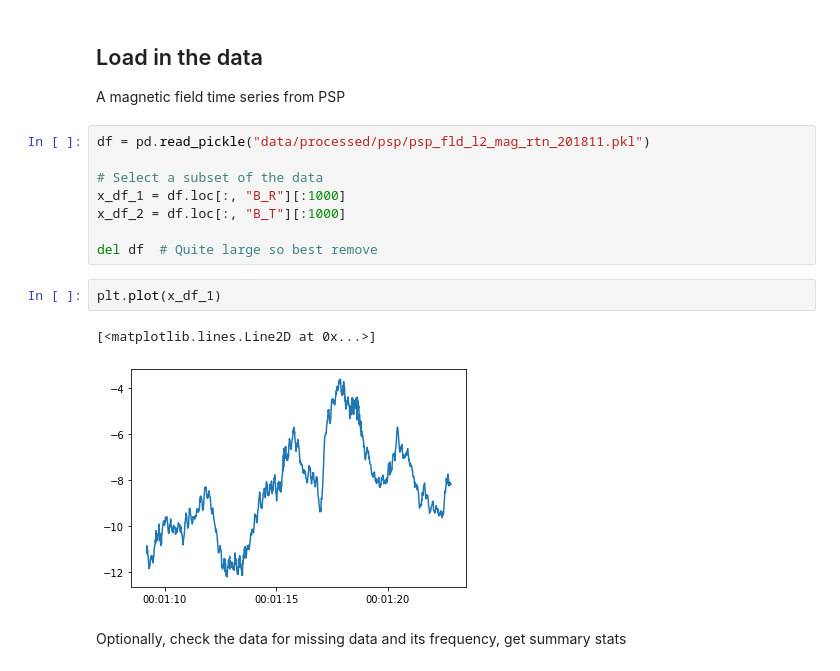
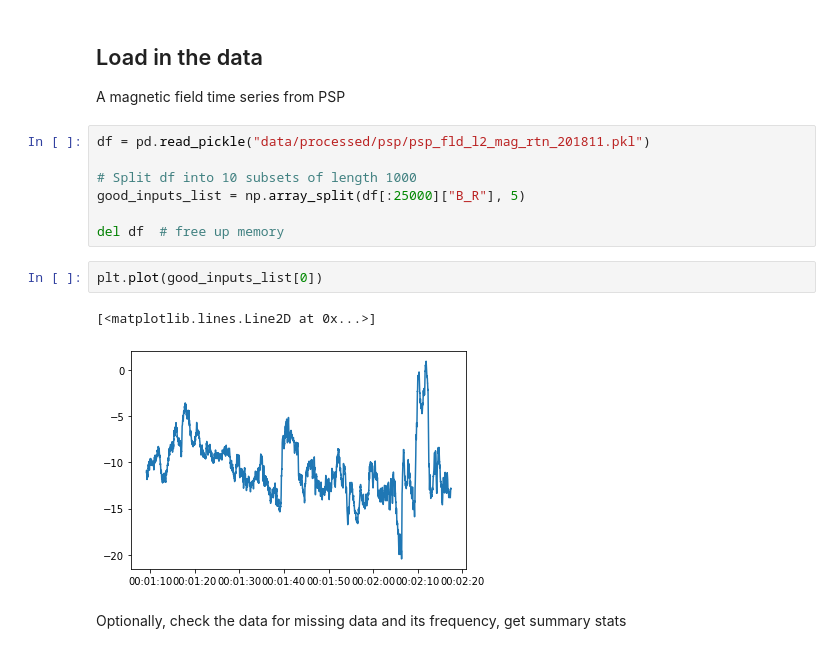
Before and after one commit to daniel-wrench/time_series_analysis, a Jupyter notebook: sf_funcs_demo.ipynb, the cells around one changed output. Drawn from its saved outputs; the diff is of its cells as text.

Commit message:
minor improvements, extending int length to 5000

```diff
--- a/sf_funcs_demo.ipynb
+++ b/sf_funcs_demo.ipynb
@@ -39,19 +39,18 @@ plt.rcParams.update({"font.size": 10})
 # %% [markdown]
 ## Load in the data
 A magnetic field time series from PSP
-# %%
-df = pd.read_pickle("data/processed/psp/psp_fld_l2_mag_rtn_201811.pkl")
-
-# Select a subset of the data
-x_df_1 = df.loc[:, "B_R"][:1000]
-x_df_2 = df.loc[:, "B_T"][:1000]
-
-del df  # Quite large so best remove
+# %%
+df = pd.read_pickle("data/processed/psp/psp_fld_l2_mag_rtn_201811.pkl")
+
+# Split df into 10 subsets of length 1000
+good_inputs_list = np.array_split(df[:25000]["B_R"], 5)
+
+del df  # free up memory
 # %%
-plt.plot(x_df_1)
+plt.plot(good_inputs_list[0])
 # %% [output]
 [<matplotlib.lines.Line2D at 0x...>]
-[figure, old version]
+[figure, new version]
 # %% [markdown]
 Optionally, check the data for missing data and its frequency, get summary stats
 # %%
```
Also changed, not shown: parts of 13 cells of this notebook, 1 other file.
